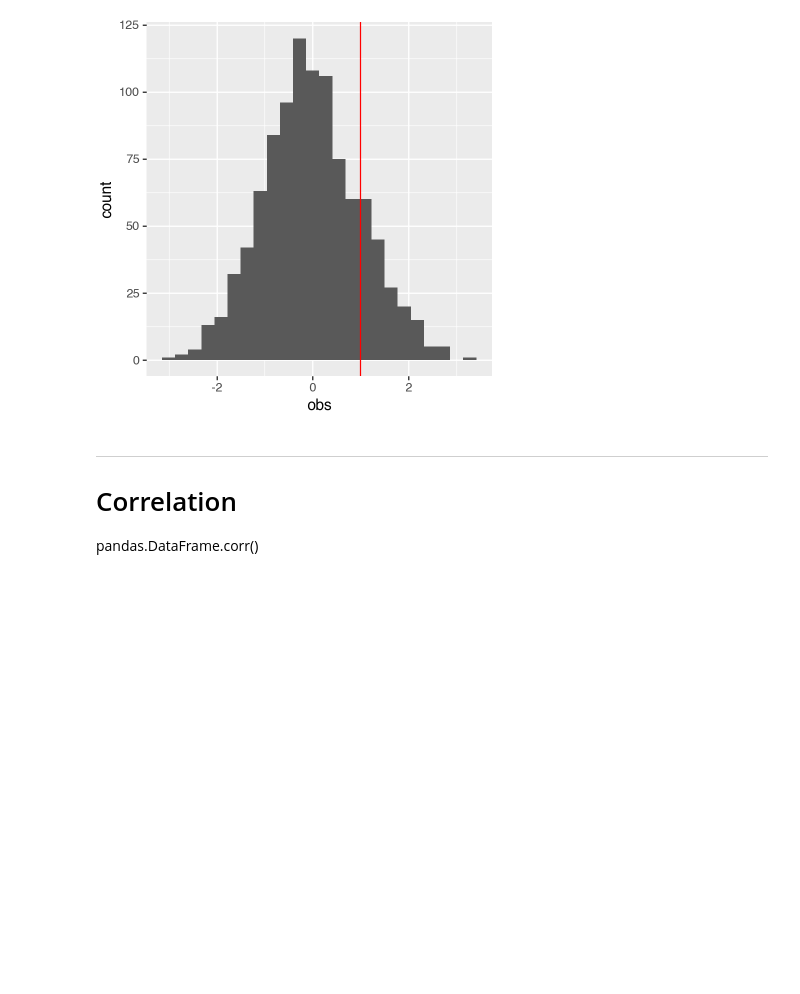
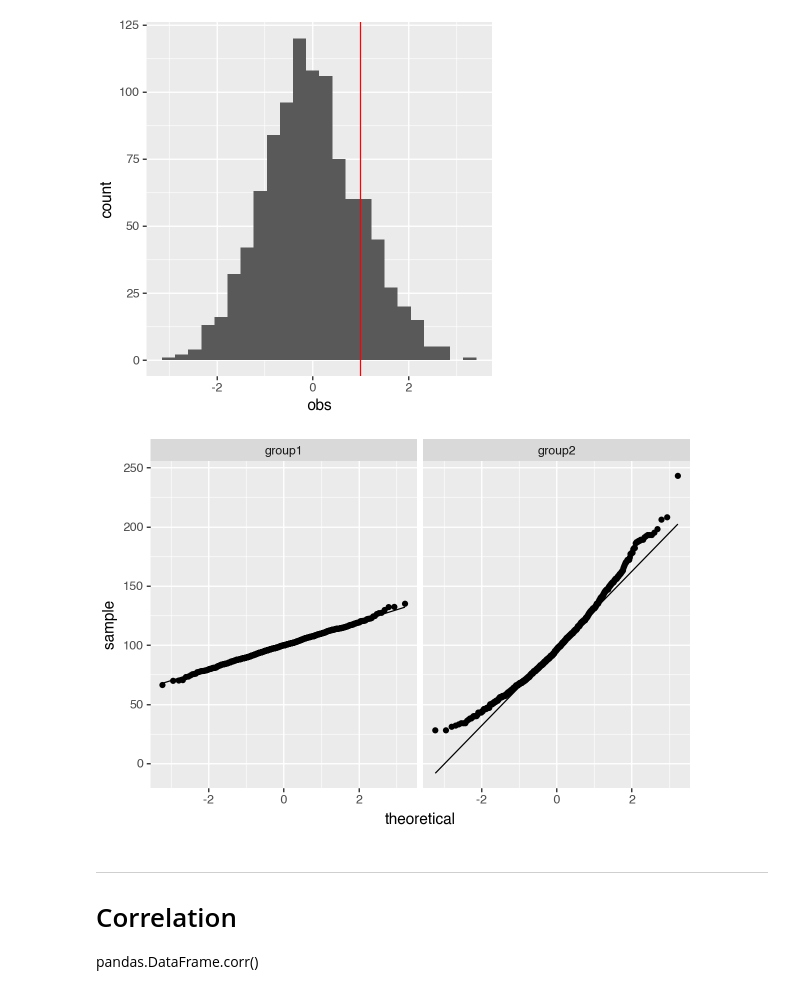
Before and after one commit to ulasuregen/Data-Analysis-and-Visualization-in-Python, a Jupyter notebook: Exercises/generalNotes.ipynb, the cells around one changed output. Saved outputs shown, nothing was run; the diff lists cells and outputs as text; code cells hidden in the pictures; blank space fills up the shorter version.

```diff
--- a/Exercises/generalNotes.ipynb
+++ b/Exercises/generalNotes.ipynb
@@ -501,6 +525,22 @@ vline_df = pd.DataFrame({'obs':observations})
 )
 # %% [output]
 [figure]
+# %%
+## QQ_line
+import pandas as pd
+import numpy as np
+
+df = pd.read_csv('../Datasets/ExData8/stats-pitfalls.csv', sep = ' ')
+
+(
+    ggplot(df.melt(var_name = 'group', value_name= 'val'), aes(sample = 'val')) +
+    geom_qq_line() +
+    geom_qq() +
+    facet_wrap('~group') +
+    theme(figure_size= (6,4))
+)
+# %% [output]
+[figure, added]
 # %% [markdown]
 ----------
 
```
Also changed, not shown: parts of 15 cells of this notebook, 2 other files.
